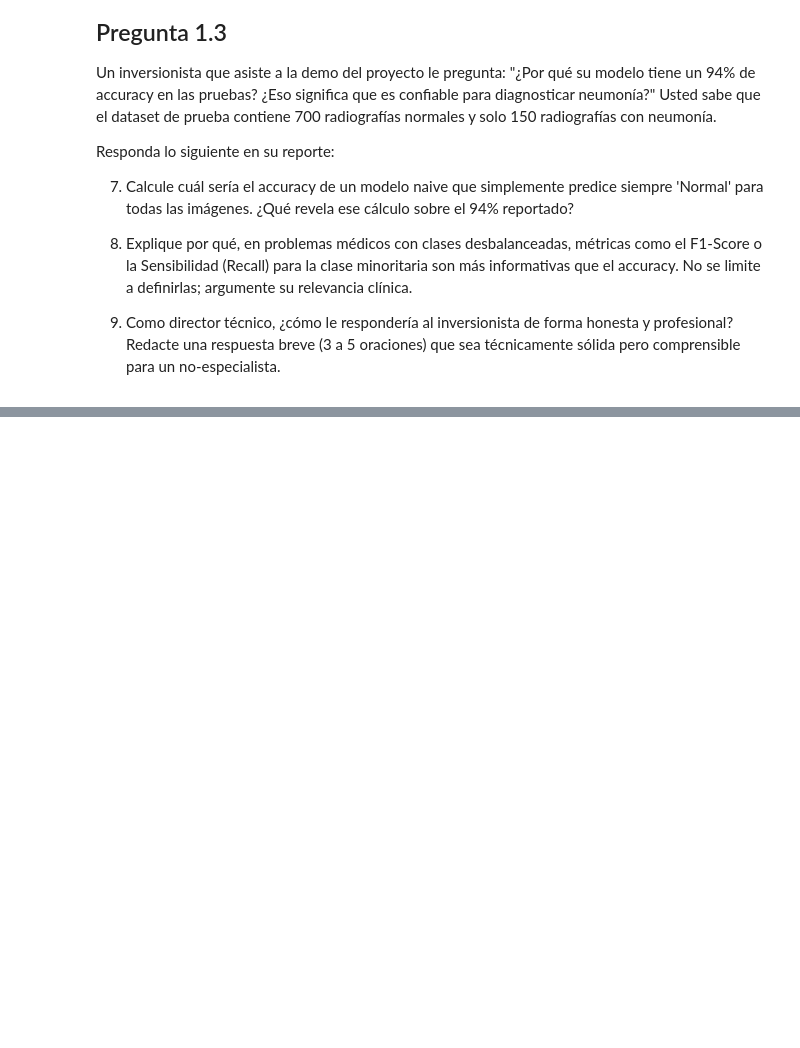
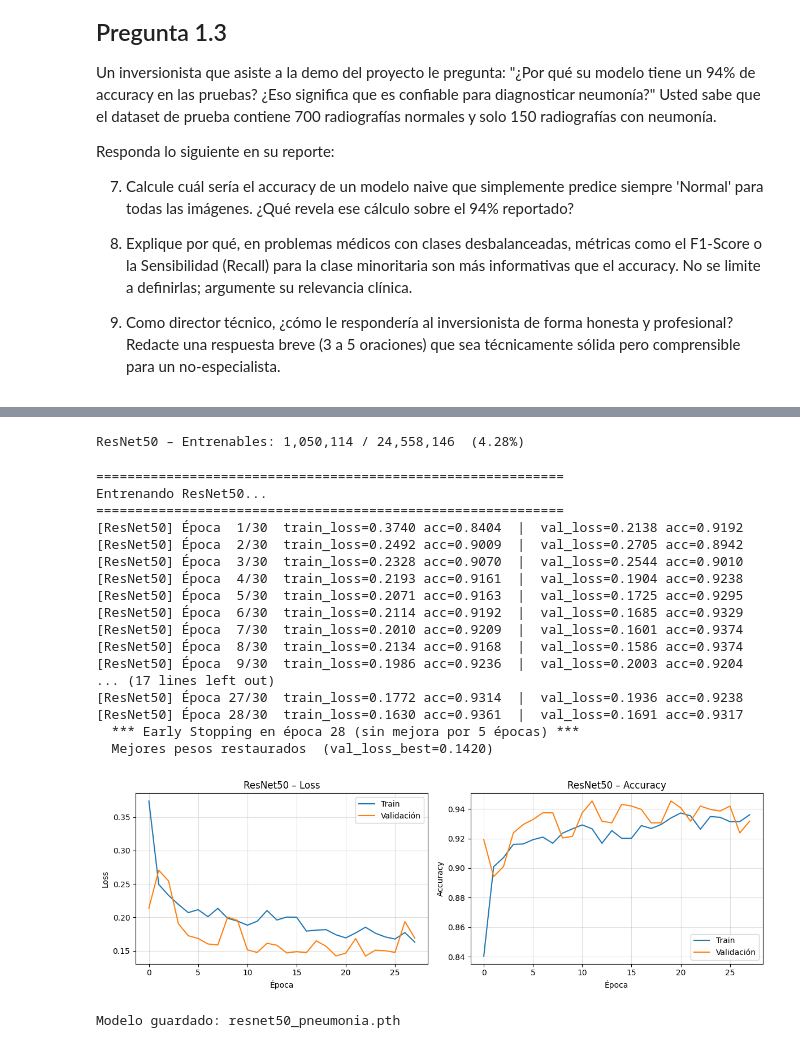
Before and after one commit to Its-Japo/VisionXComputadora, a Jupyter notebook: Lab_7/lab7.ipynb, the cells around one changed output, grey strips where cells are left out. Cells and saved outputs as stored; diff of their text form; code cells hidden in the pictures; blank space fills up the shorter version.

```diff
--- a/Lab_7/lab7.ipynb
+++ b/Lab_7/lab7.ipynb
@@ -101,0 +503,58 @@ un no-especialista.
+# %%
+def build_resnet50():
+    model = models.resnet50(weights=models.ResNet50_Weights.IMAGENET1K_V1)
+
+    # Congelar todo el backbone
+    for param in model.parameters():
+        param.requires_grad = False
+
+    # Reemplazar cabezal clasificador
+    in_features = model.fc.in_features  # 2048
+    model.fc = nn.Sequential(
+        nn.Linear(in_features, 512),
+        nn.ReLU(),
+        nn.Dropout(0.5),
+        nn.Linear(512, 2)   # Normal=0, Neumonía=1
+    )
+
+    trainable = sum(p.numel() for p in model.parameters() if p.requires_grad)
+    total     = sum(p.numel() for p in model.parameters())
+    print(f"ResNet50 – Entrenables: {trainable:,} / {total:,}  ({100*trainable/total:.2f}%)")
+    return model
+
+resnet50_model = build_resnet50()
+# %% [output]
+ResNet50 – Entrenables: 1,050,114 / 24,558,146  (4.28%)
+# %%
+print("=" * 60)
+print("Entrenando ResNet50...")
+print("=" * 60)
+
+resnet50_model, resnet50_history = train_model(
+    resnet50_model, train_loader, val_loader,
+    num_epochs=30, lr=1e-4, patience=5, model_name="ResNet50"
+)
+
+plot_history(resnet50_history, "ResNet50")
+torch.save(resnet50_model.state_dict(), "resnet50_pneumonia.pth")
+print("\nModelo guardado: resnet50_pneumonia.pth")
+# %% [output]
+============================================================
+Entrenando ResNet50...
+============================================================
+[ResNet50] Época  1/30  train_loss=0.3740 acc=0.8404  |  val_loss=0.2138 acc=0.9192
+[ResNet50] Época  2/30  train_loss=0.2492 acc=0.9009  |  val_loss=0.2705 acc=0.8942
+[ResNet50] Época  3/30  train_loss=0.2328 acc=0.9070  |  val_loss=0.2544 acc=0.9010
+[ResNet50] Época  4/30  train_loss=0.2193 acc=0.9161  |  val_loss=0.1904 acc=0.9238
+[ResNet50] Época  5/30  train_loss=0.2071 acc=0.9163  |  val_loss=0.1725 acc=0.9295
+[ResNet50] Época  6/30  train_loss=0.2114 acc=0.9192  |  val_loss=0.1685 acc=0.9329
+[ResNet50] Época  7/30  train_loss=0.2010 acc=0.9209  |  val_loss=0.1601 acc=0.9374
+[ResNet50] Época  8/30  train_loss=0.2134 acc=0.9168  |  val_loss=0.1586 acc=0.9374
+[ResNet50] Época  9/30  train_loss=0.1986 acc=0.9236  |  val_loss=0.2003 acc=0.9204
+... (17 lines left out)
+[ResNet50] Época 27/30  train_loss=0.1772 acc=0.9314  |  val_loss=0.1936 acc=0.9238
+[ResNet50] Época 28/30  train_loss=0.1630 acc=0.9361  |  val_loss=0.1691 acc=0.9317
+  *** Early Stopping en época 28 (sin mejora por 5 épocas) ***
+  Mejores pesos restaurados  (val_loss_best=0.1420)
+[figure, added]
+Modelo guardado: resnet50_pneumonia.pth
```
Also changed, not shown: parts of 24 cells of this notebook.
